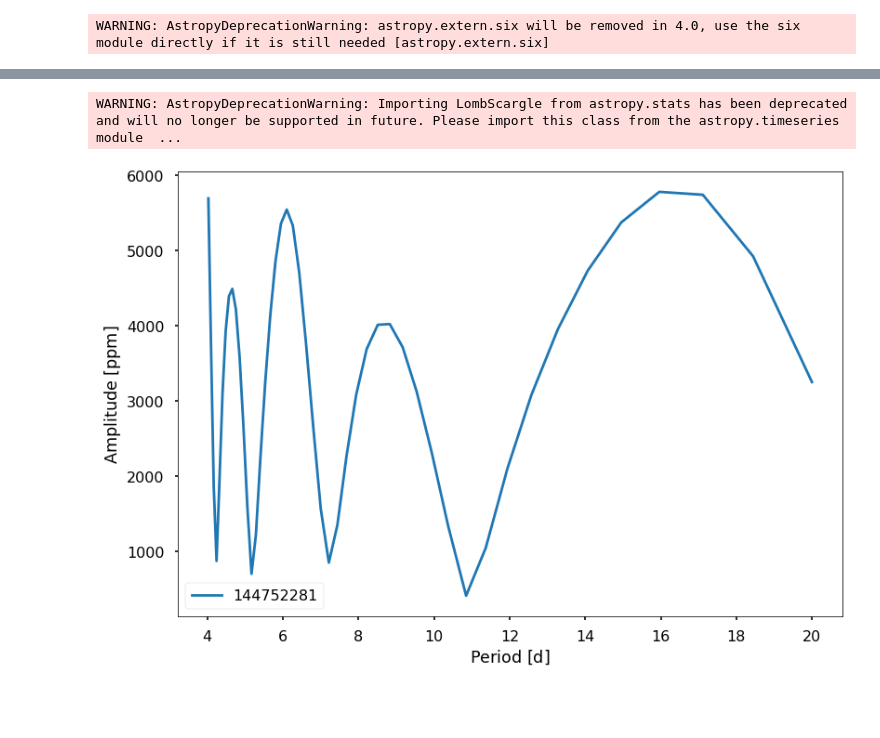
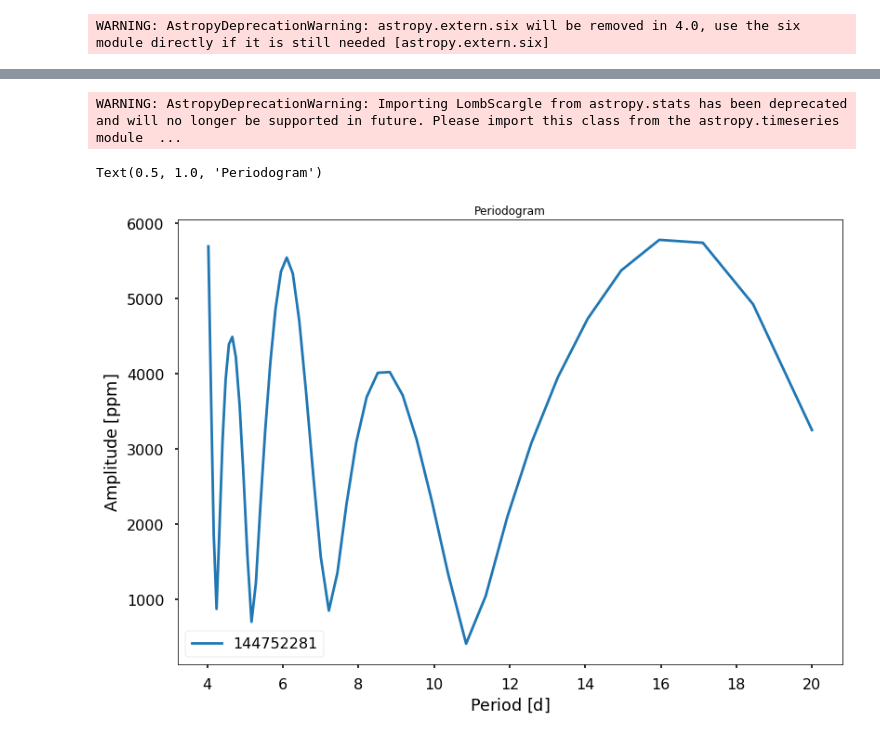
Before and after one commit to AstroJosePC/TESSDataExploration, a Jupyter notebook: Peridograms.ipynb, the cells around one changed output, grey strips where cells are left out. Drawn from its saved outputs; the diff is of its cells as text; code cells hidden in the pictures; blank space fills up the shorter version.

```diff
--- a/Peridograms.ipynb
+++ b/Peridograms.ipynb
@@ -25,21 +24,22 @@ lc.remove_outliers(sigma=2.5).scatter()
 # %%
 # num_terms is the number of terms for which the fourier expansion is done (how complex are the oscillations?)
 num_terms = 1
 # Min_period is the minimum detectable period
 min_period = 4.
 # max_period is the maximum detectable period
 max_period = 20.
 
 ov_sampling = 10
 
+# Get periodogram of clean light curve using the defined parameters & then plot it!
 pg = lc.remove_outliers(sigma=2.5).to_periodogram(method='lombscargle', minimum_period=min_period, maximum_period=max_period,
                                                 nterms=num_terms, oversample_factor=ov_sampling)
+ax = pg.plot(scale='linear', view='period', style=plt.style.available[-2])
+plt.title('Periodogram')
 # %% [output]
 WARNING: AstropyDeprecationWarning: Importing LombScargle from astropy.stats has been deprecated and will no longer be supported in future. Please import this class from the astropy.timeseries module  ...
+Text(0.5, 1.0, 'Periodogram')
+[figure, added]
-# %%
-ax = pg.plot(scale='linear', view='period', style=plt.style.available[-2])
-# %% [output]
-[figure, removed]
 # %%
 # Top 10 periodic signals detected
 pg.period[pg.power.argsort()][-10:]
```
Also changed, not shown: parts of 3 cells of this notebook.
